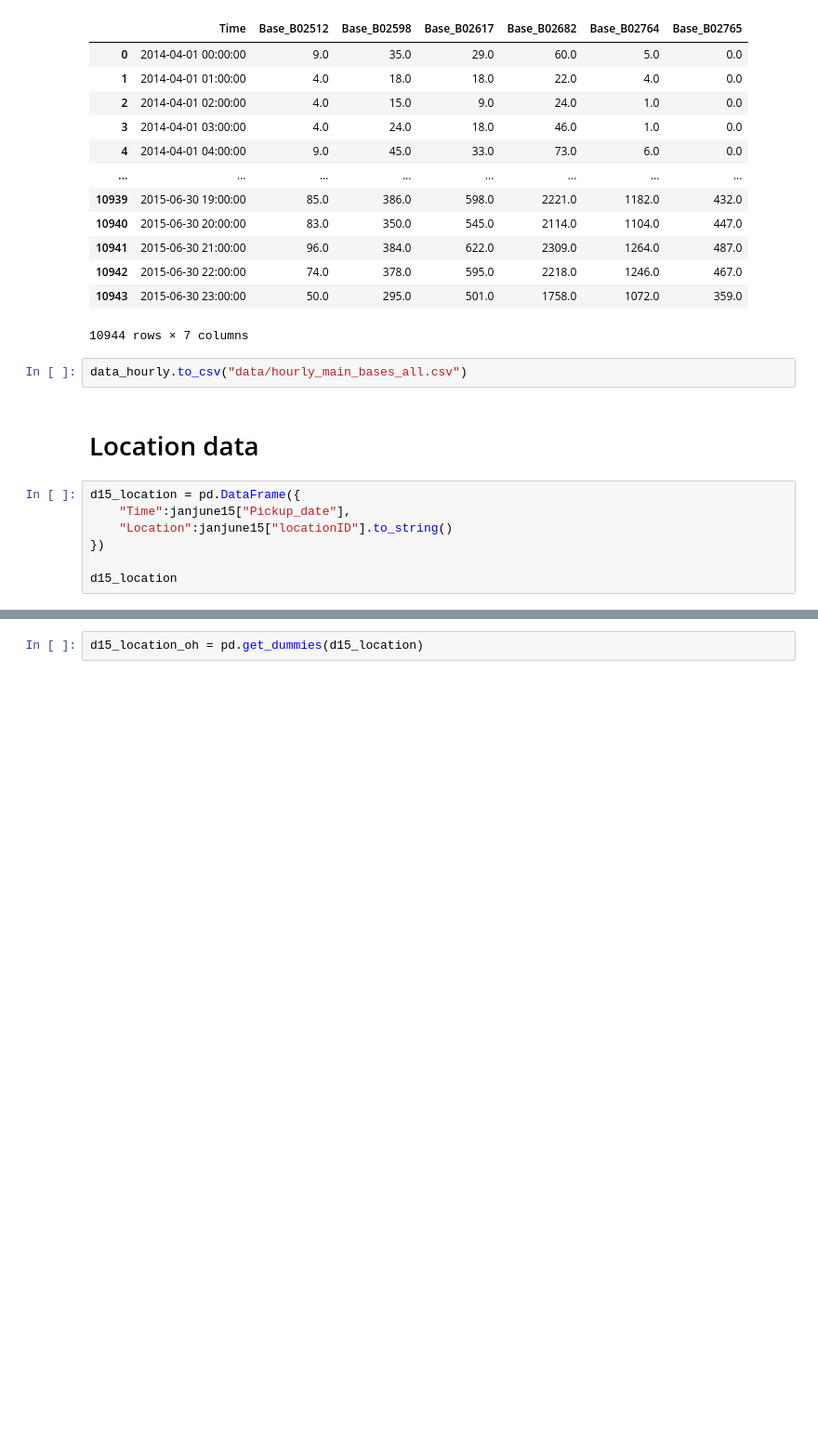
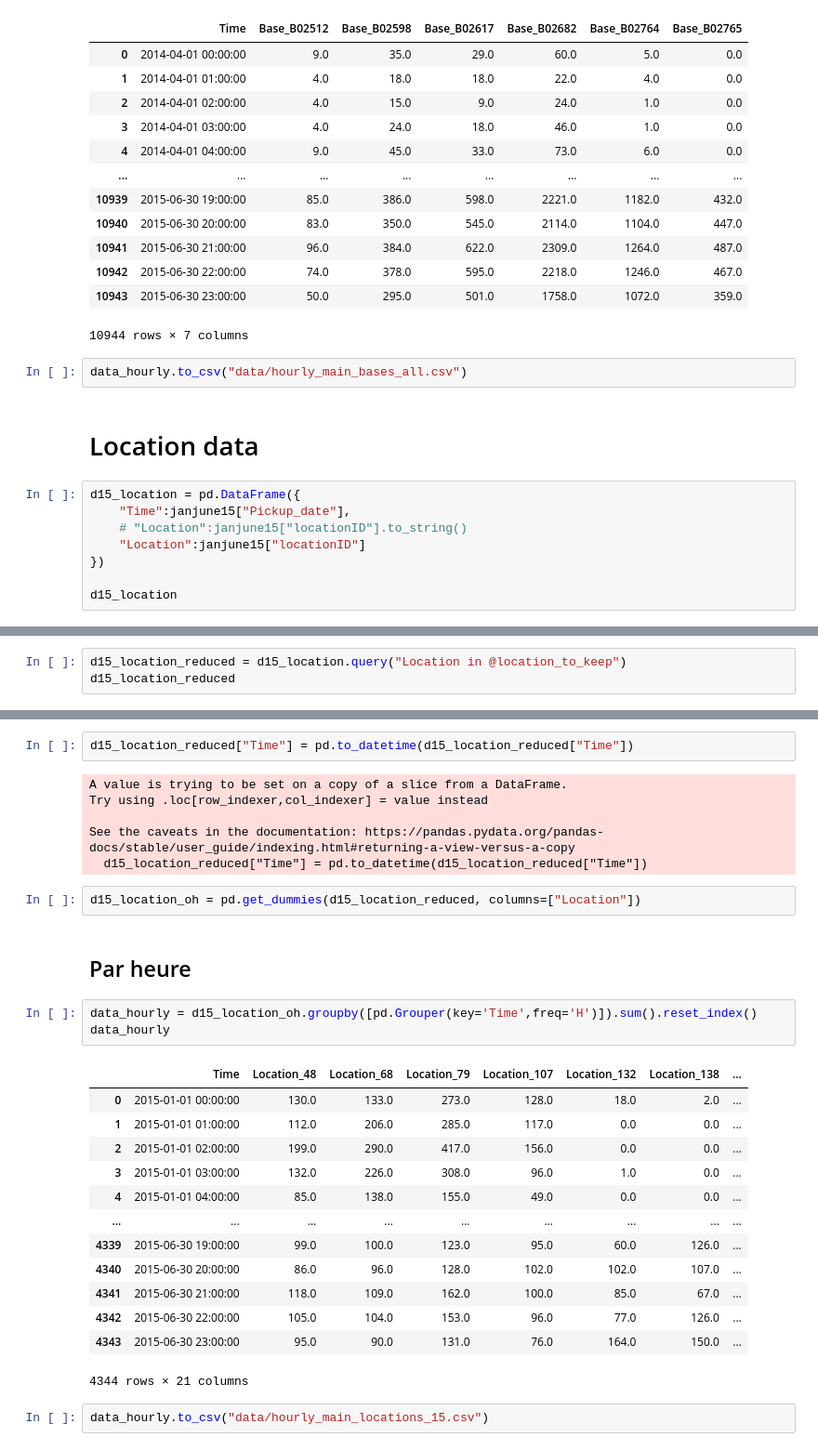
Before and after one commit to clementB94/time_series_project, a Jupyter notebook: merge_data.ipynb, the cells around one changed output, grey strips where cells are left out. Shown at 93% size. Drawn from its saved outputs; the diff is of its cells as text; blank space fills up the shorter version.

Commit message:
pre-processed main location data

```diff
--- a/merge_data.ipynb
+++ b/merge_data.ipynb
@@ -161,7 +161,8 @@ data_hourly.to_csv("data/hourly_main_bases_all.csv")
 # %%
 d15_location = pd.DataFrame({
     "Time":janjune15["Pickup_date"],
-    "Location":janjune15["locationID"].to_string()
+    # "Location":janjune15["locationID"].to_string()
+    "Location":janjune15["locationID"]
 })
 
 d15_location
@@ -171,0 +187,3 @@ d15_location.value_counts()
+# %%
+d15_location_reduced = d15_location.query("Location in @location_to_keep")
+d15_location_reduced
@@ -172,2 +204,31 @@ d15_location.value_counts()
+# %%
+d15_location_reduced["Time"] = pd.to_datetime(d15_location_reduced["Time"])
+# %% [output]
+A value is trying to be set on a copy of a slice from a DataFrame.
+Try using .loc[row_indexer,col_indexer] = value instead
+
+See the caveats in the documentation: https://pandas.pydata.org/pandas-docs/stable/user_guide/indexing.html#returning-a-view-versus-a-copy
+  d15_location_reduced["Time"] = pd.to_datetime(d15_location_reduced["Time"])
 # %%
-d15_location_oh = pd.get_dummies(d15_location)
+d15_location_oh = pd.get_dummies(d15_location_reduced, columns=["Location"])
+# %% [markdown]
+## Par heure
+# %%
+data_hourly = d15_location_oh.groupby([pd.Grouper(key='Time',freq='H')]).sum().reset_index()
+data_hourly
+# %% [output]
+|  | Time | Location_48 | Location_68 | Location_79 | Location_107 | Location_132 | Location_138 | ... |
+| 0 | 2015-01-01 00:00:00 | 130.0 | 133.0 | 273.0 | 128.0 | 18.0 | 2.0 | ... |
+| 1 | 2015-01-01 01:00:00 | 112.0 | 206.0 | 285.0 | 117.0 | 0.0 | 0.0 | ... |
+| 2 | 2015-01-01 02:00:00 | 199.0 | 290.0 | 417.0 | 156.0 | 0.0 | 0.0 | ... |
+| 3 | 2015-01-01 03:00:00 | 132.0 | 226.0 | 308.0 | 96.0 | 1.0 | 0.0 | ... |
+| 4 | 2015-01-01 04:00:00 | 85.0 | 138.0 | 155.0 | 49.0 | 0.0 | 0.0 | ... |
+| ... | ... | ... | ... | ... | ... | ... | ... | ... |
+| 4339 | 2015-06-30 19:00:00 | 99.0 | 100.0 | 123.0 | 95.0 | 60.0 | 126.0 | ... |
+| 4340 | 2015-06-30 20:00:00 | 86.0 | 96.0 | 128.0 | 102.0 | 102.0 | 107.0 | ... |
+| 4341 | 2015-06-30 21:00:00 | 118.0 | 109.0 | 162.0 | 100.0 | 85.0 | 67.0 | ... |
+| 4342 | 2015-06-30 22:00:00 | 105.0 | 104.0 | 153.0 | 96.0 | 77.0 | 126.0 | ... |
+| 4343 | 2015-06-30 23:00:00 | 95.0 | 90.0 | 131.0 | 76.0 | 164.0 | 150.0 | ... |
+4344 rows × 21 columns
+# %%
+data_hourly.to_csv("data/hourly_main_locations_15.csv")
```
Also changed, not shown: parts of 7 cells of this notebook, 2 other files.
